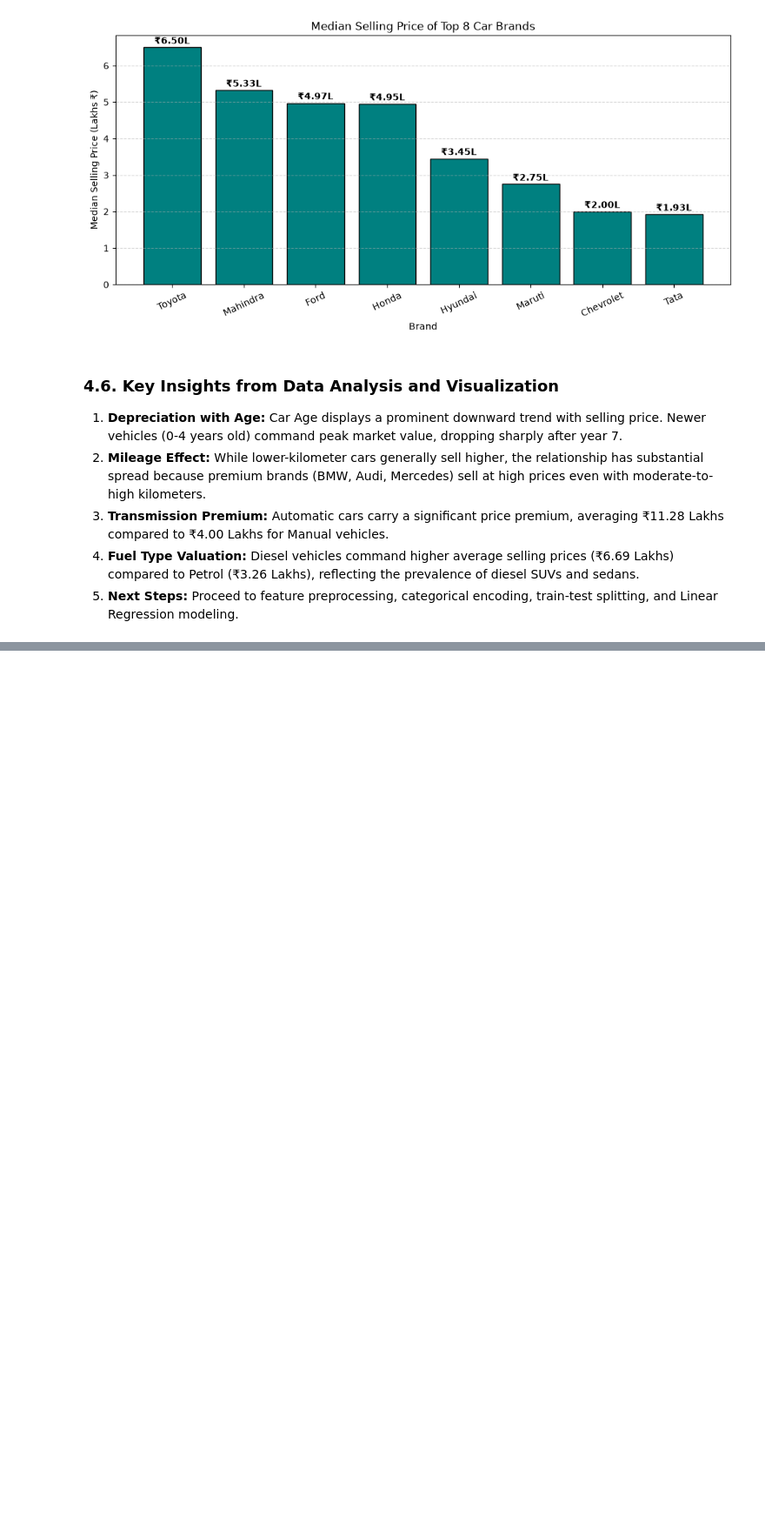
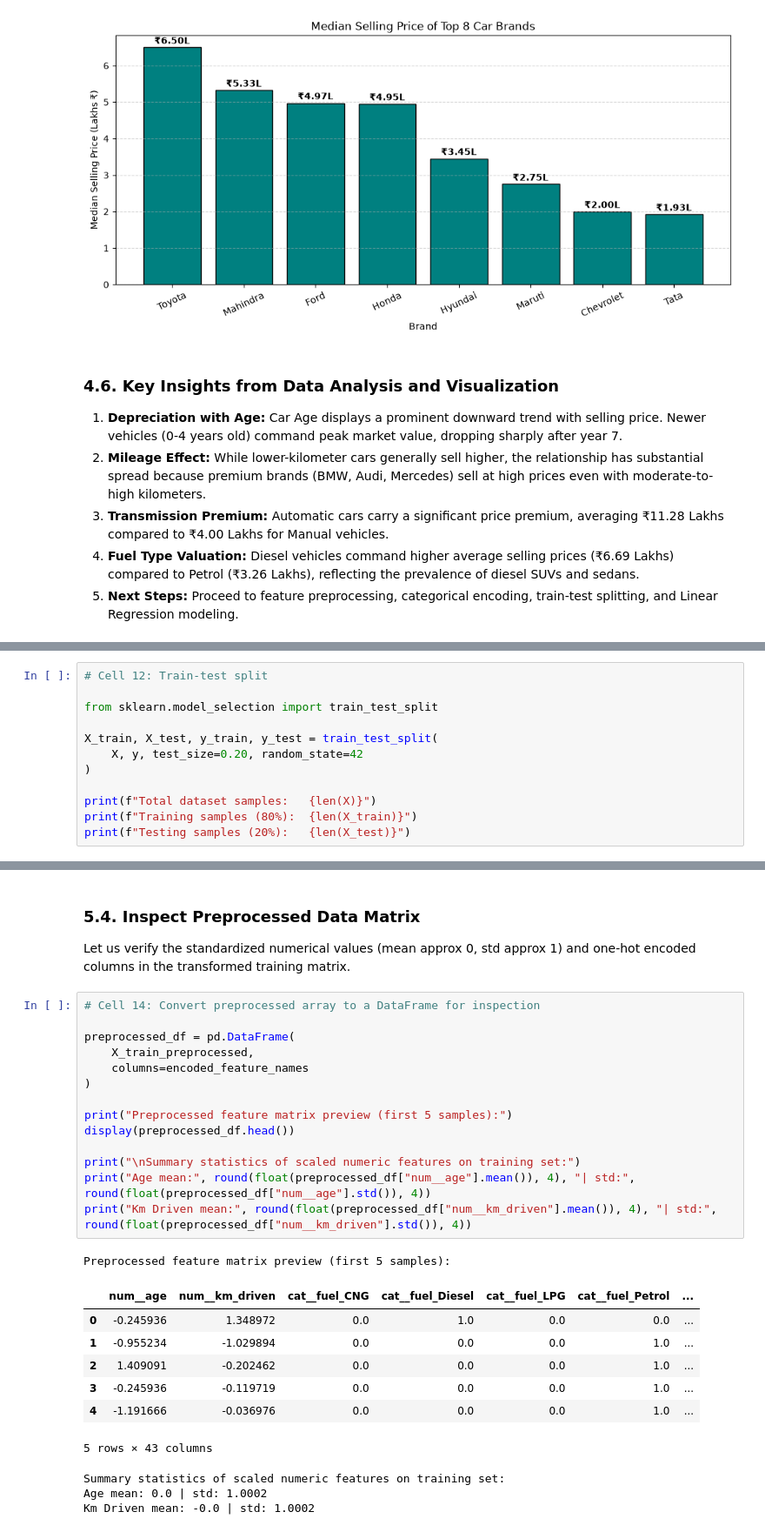
Before and after one commit to 2026aib1001-AI/ai101-mini-project, a Jupyter notebook: Used_Car_Price_Prediction.ipynb, the cells around one changed output, grey strips where cells are left out. Shown at 87% size. Cells and saved outputs as stored; diff of their text form; blank space fills up the shorter version.

```diff
--- a/Used_Car_Price_Prediction.ipynb
+++ b/Used_Car_Price_Prediction.ipynb
@@ -301,0 +355,12 @@ plt.show()
+# %%
+# Cell 12: Train-test split
+
+from sklearn.model_selection import train_test_split
+
+X_train, X_test, y_train, y_test = train_test_split(
+    X, y, test_size=0.20, random_state=42
+)
+
+print(f"Total dataset samples:   {len(X)}")
+print(f"Training samples (80%):  {len(X_train)}")
+print(f"Testing samples (20%):   {len(X_test)}")
@@ -301,0 +440,29 @@ plt.show()
+# %% [markdown]
+### 5.4. Inspect Preprocessed Data Matrix
+Let us verify the standardized numerical values (mean approx 0, std approx 1) and one-hot encoded columns in the transformed training matrix.
+# %%
+# Cell 14: Convert preprocessed array to a DataFrame for inspection
+
+preprocessed_df = pd.DataFrame(
+    X_train_preprocessed,
+    columns=encoded_feature_names
+)
+
+print("Preprocessed feature matrix preview (first 5 samples):")
+display(preprocessed_df.head())
+
+print("\nSummary statistics of scaled numeric features on training set:")
+print("Age mean:", round(float(preprocessed_df["num__age"].mean()), 4), "| std:", round(float(preprocessed_df["num__age"].std()), 4))
+print("Km Driven mean:", round(float(preprocessed_df["num__km_driven"].mean()), 4), "| std:", round(float(preprocessed_df["num__km_driven"].std()), 4))
+# %% [output]
+Preprocessed feature matrix preview (first 5 samples):
+|  | num__age | num__km_driven | cat__fuel_CNG | cat__fuel_Diesel | cat__fuel_LPG | cat__fuel_Petrol | ... |
+| 0 | -0.245936 | 1.348972 | 0.0 | 1.0 | 0.0 | 0.0 | ... |
+| 1 | -0.955234 | -1.029894 | 0.0 | 0.0 | 0.0 | 1.0 | ... |
+| 2 | 1.409091 | -0.202462 | 0.0 | 0.0 | 0.0 | 1.0 | ... |
+| 3 | -0.245936 | -0.119719 | 0.0 | 0.0 | 0.0 | 1.0 | ... |
+| 4 | -1.191666 | -0.036976 | 0.0 | 0.0 | 0.0 | 1.0 | ... |
+5 rows × 43 columns
+Summary statistics of scaled numeric features on training set:
+Age mean: 0.0 | std: 1.0002
+Km Driven mean: -0.0 | std: 1.0002
```
Also changed, not shown: parts of 8 cells of this notebook.
